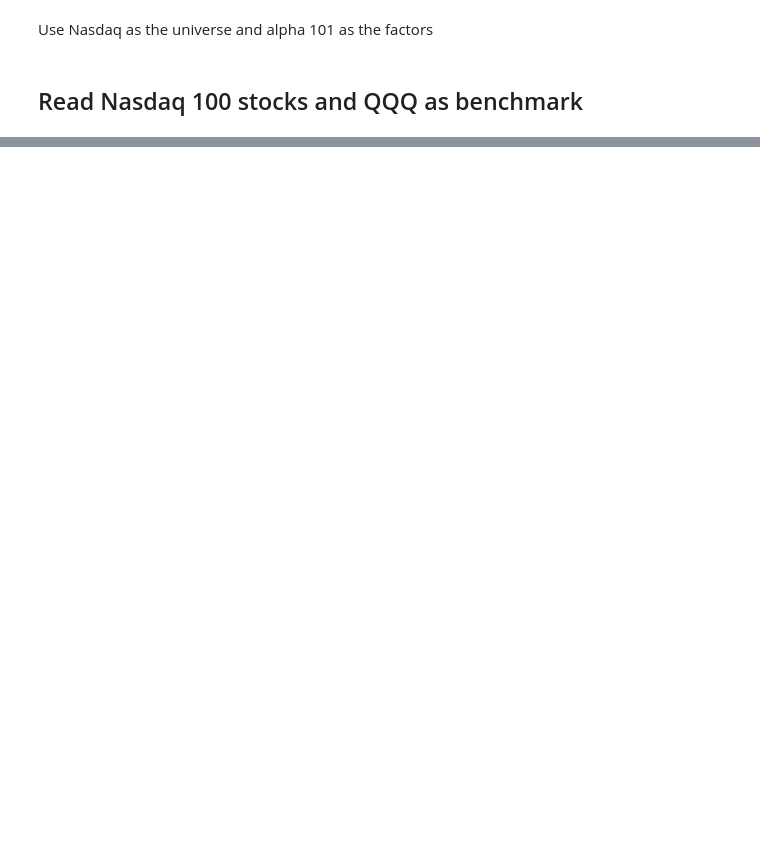
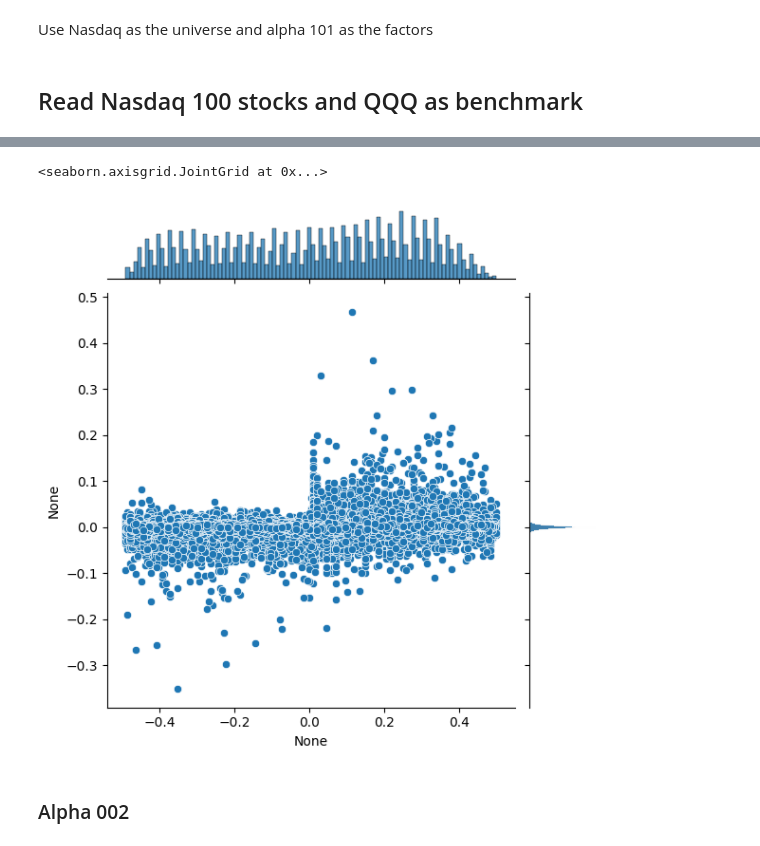
Before and after one commit to edenni/quant-research, a Jupyter notebook: notebooks/strategies/portfolio/alpha101.ipynb, the cells around one changed output, grey strips where cells are left out. Cells and saved outputs as stored; diff of their text form; code cells hidden in the pictures; blank space fills up the shorter version.

```diff
--- a/notebooks/strategies/portfolio/alpha101.ipynb
+++ b/notebooks/strategies/portfolio/alpha101.ipynb
@@ -114,0 +182,7 @@ df = df.drop(columns=["DASH", "GEHC", "ROP"])
+# %%
+sns.jointplot(x=a1, y=df.returns.stack().swaplevel())
+# %% [output]
+<seaborn.axisgrid.JointGrid at 0x...>
+[figure, added]
+# %% [markdown]
+### Alpha 002
```
Also changed, not shown: parts of 27 cells of this notebook, 4 other files.
